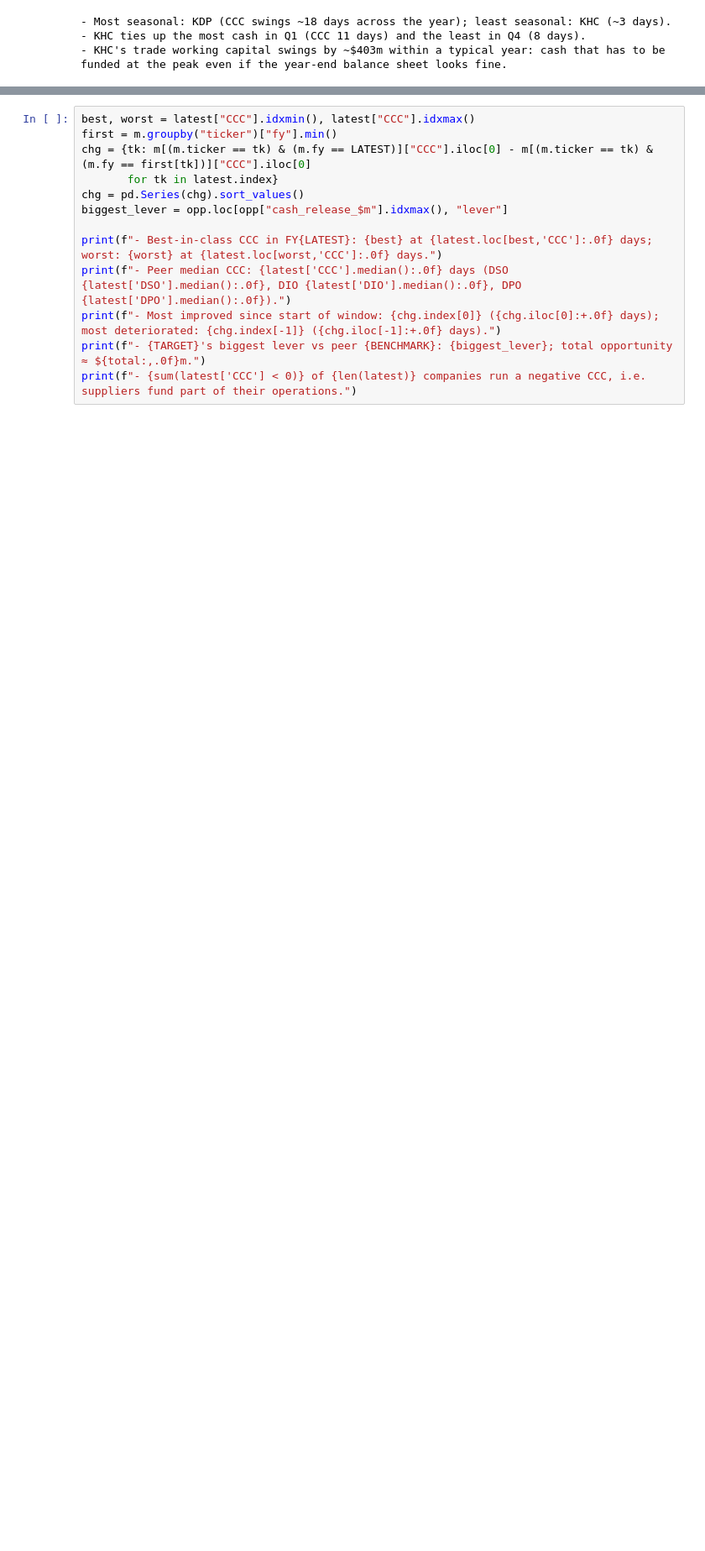
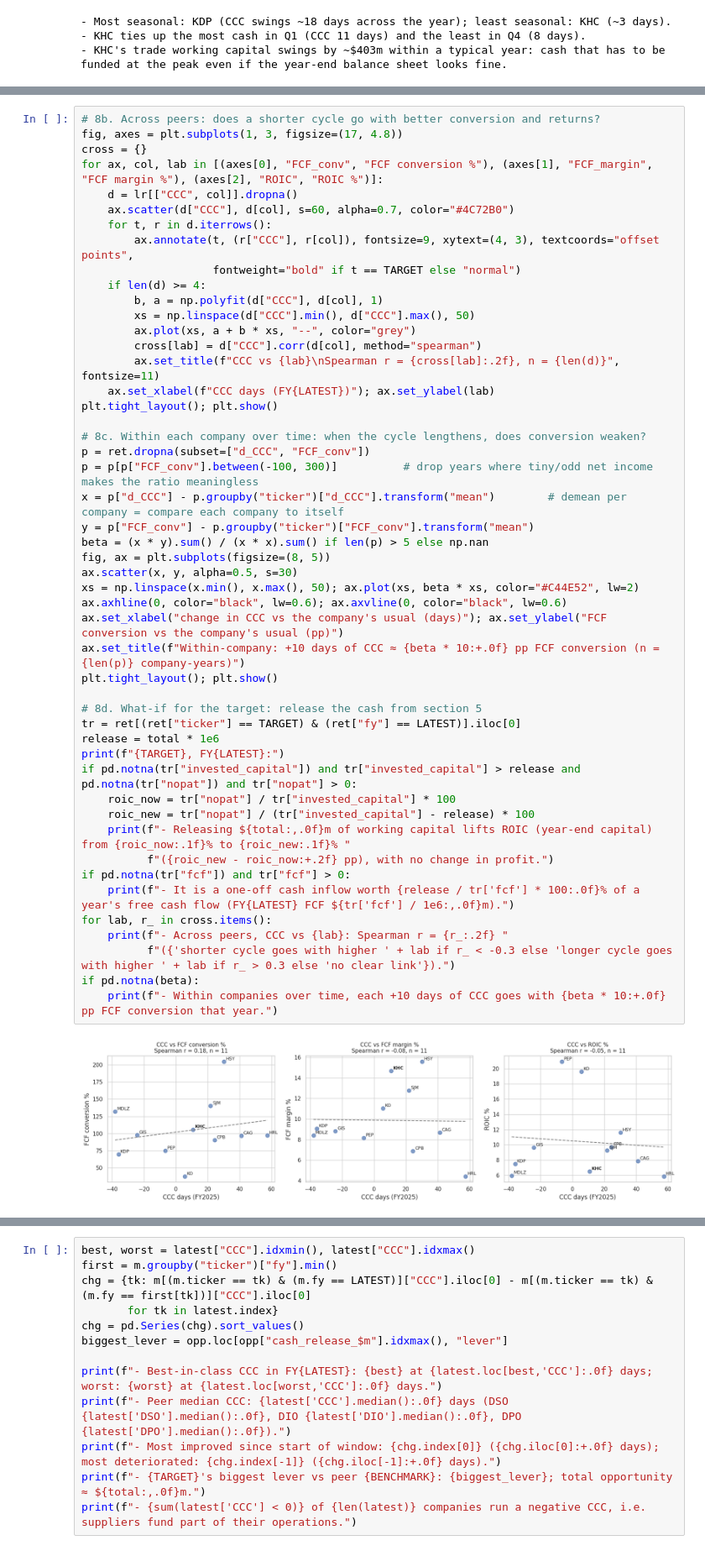
Before and after one commit to riyagupta2455/working-capital-benchmark, a Jupyter notebook: working_capital_benchmark.ipynb, the cells around one changed output, grey strips where cells are left out. Shown at 84% size. Drawn from its saved outputs; the diff is of its cells as text; blank space fills up the shorter version.

Commit message:
Link CCC to FCF conversion and ROIC

```diff
--- a/working_capital_benchmark.ipynb
+++ b/working_capital_benchmark.ipynb
@@ -690,0 +785,51 @@ if TARGET in wc_swing.index:
+# %%
+# 8b. Across peers: does a shorter cycle go with better conversion and returns?
+fig, axes = plt.subplots(1, 3, figsize=(17, 4.8))
+cross = {}
+for ax, col, lab in [(axes[0], "FCF_conv", "FCF conversion %"), (axes[1], "FCF_margin", "FCF margin %"), (axes[2], "ROIC", "ROIC %")]:
+    d = lr[["CCC", col]].dropna()
+    ax.scatter(d["CCC"], d[col], s=60, alpha=0.7, color="#4C72B0")
+    for t, r in d.iterrows():
+        ax.annotate(t, (r["CCC"], r[col]), fontsize=9, xytext=(4, 3), textcoords="offset points",
+                    fontweight="bold" if t == TARGET else "normal")
+    if len(d) >= 4:
+        b, a = np.polyfit(d["CCC"], d[col], 1)
+        xs = np.linspace(d["CCC"].min(), d["CCC"].max(), 50)
+        ax.plot(xs, a + b * xs, "--", color="grey")
+        cross[lab] = d["CCC"].corr(d[col], method="spearman")
+        ax.set_title(f"CCC vs {lab}\nSpearman r = {cross[lab]:.2f}, n = {len(d)}", fontsize=11)
+    ax.set_xlabel(f"CCC days (FY{LATEST})"); ax.set_ylabel(lab)
+plt.tight_layout(); plt.show()
+
+# 8c. Within each company over time: when the cycle lengthens, does conversion weaken?
+p = ret.dropna(subset=["d_CCC", "FCF_conv"])
+p = p[p["FCF_conv"].between(-100, 300)]          # drop years where tiny/odd net income makes the ratio meaningless
+x = p["d_CCC"] - p.groupby("ticker")["d_CCC"].transform("mean")        # demean per company = compare each company to itself
+y = p["FCF_conv"] - p.groupby("ticker")["FCF_conv"].transform("mean")
+beta = (x * y).sum() / (x * x).sum() if len(p) > 5 else np.nan
+fig, ax = plt.subplots(figsize=(8, 5))
+ax.scatter(x, y, alpha=0.5, s=30)
+xs = np.linspace(x.min(), x.max(), 50); ax.plot(xs, beta * xs, color="#C44E52", lw=2)
+ax.axhline(0, color="black", lw=0.6); ax.axvline(0, color="black", lw=0.6)
+ax.set_xlabel("change in CCC vs the company's usual (days)"); ax.set_ylabel("FCF conversion vs the company's usual (pp)")
+ax.set_title(f"Within-company: +10 days of CCC ≈ {beta * 10:+.0f} pp FCF conversion (n = {len(p)} company-years)")
+plt.tight_layout(); plt.show()
+
+# 8d. What-if for the target: release the cash from section 5
+tr = ret[(ret["ticker"] == TARGET) & (ret["fy"] == LATEST)].iloc[0]
+release = total * 1e6
+print(f"{TARGET}, FY{LATEST}:")
+if pd.notna(tr["invested_capital"]) and tr["invested_capital"] > release and pd.notna(tr["nopat"]) and tr["nopat"] > 0:
+    roic_now = tr["nopat"] / tr["invested_capital"] * 100
+    roic_new = tr["nopat"] / (tr["invested_capital"] - release) * 100
+    print(f"- Releasing ${total:,.0f}m of working capital lifts ROIC (year-end capital) from {roic_now:.1f}% to {roic_new:.1f}% "
+          f"({roic_new - roic_now:+.2f} pp), with no change in profit.")
+if pd.notna(tr["fcf"]) and tr["fcf"] > 0:
+    print(f"- It is a one-off cash inflow worth {release / tr['fcf'] * 100:.0f}% of a year's free cash flow (FY{LATEST} FCF ${tr['fcf'] / 1e6:,.0f}m).")
+for lab, r_ in cross.items():
+    print(f"- Across peers, CCC vs {lab}: Spearman r = {r_:.2f} "
+          f"({'shorter cycle goes with higher ' + lab if r_ < -0.3 else 'longer cycle goes with higher ' + lab if r_ > 0.3 else 'no clear link'}).")
+if pd.notna(beta):
+    print(f"- Within companies over time, each +10 days of CCC goes with {beta * 10:+.0f} pp FCF conversion that year.")
+# %% [output]
+[figure, added]
```
Also changed, not shown: parts of 8 cells of this notebook.
